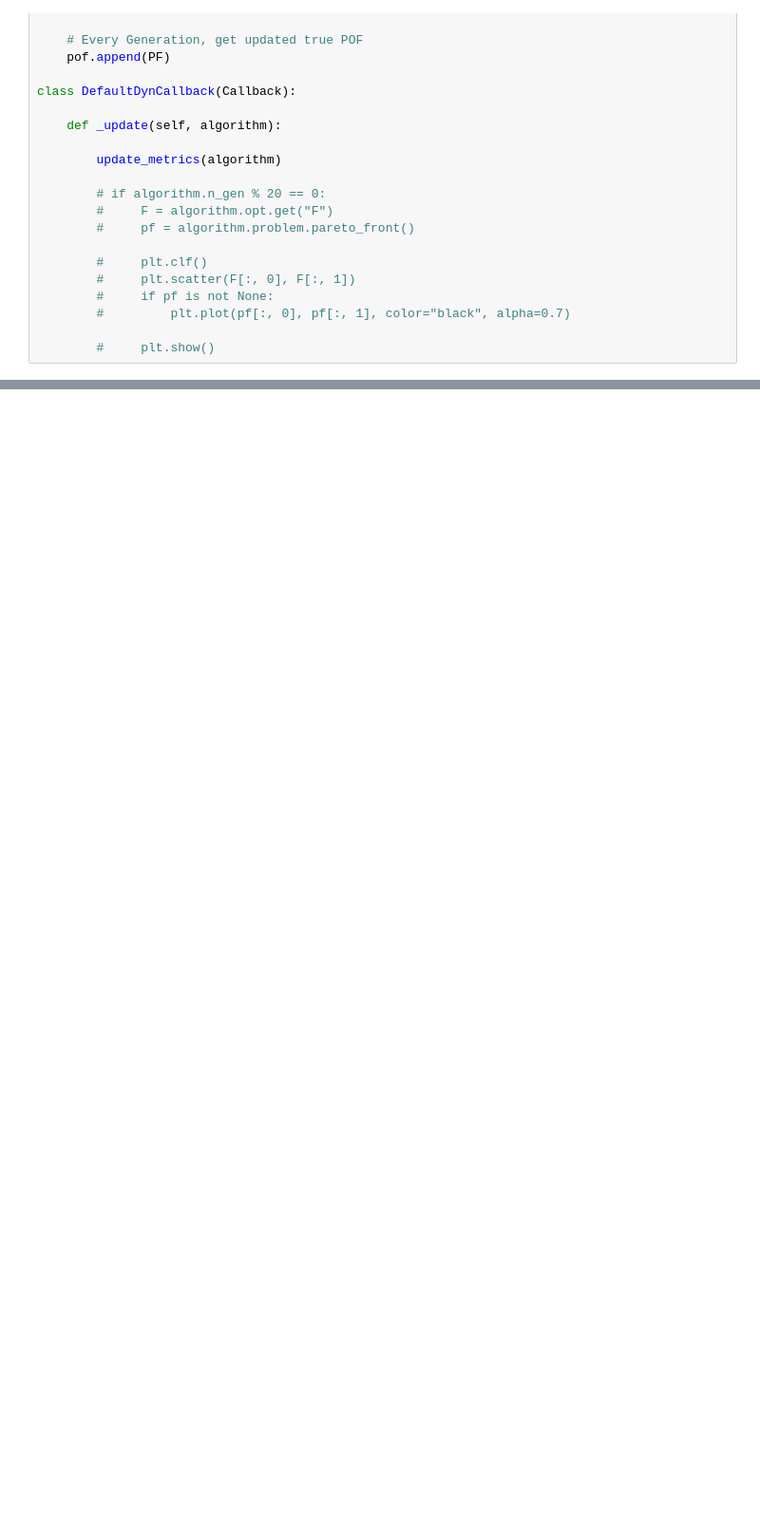
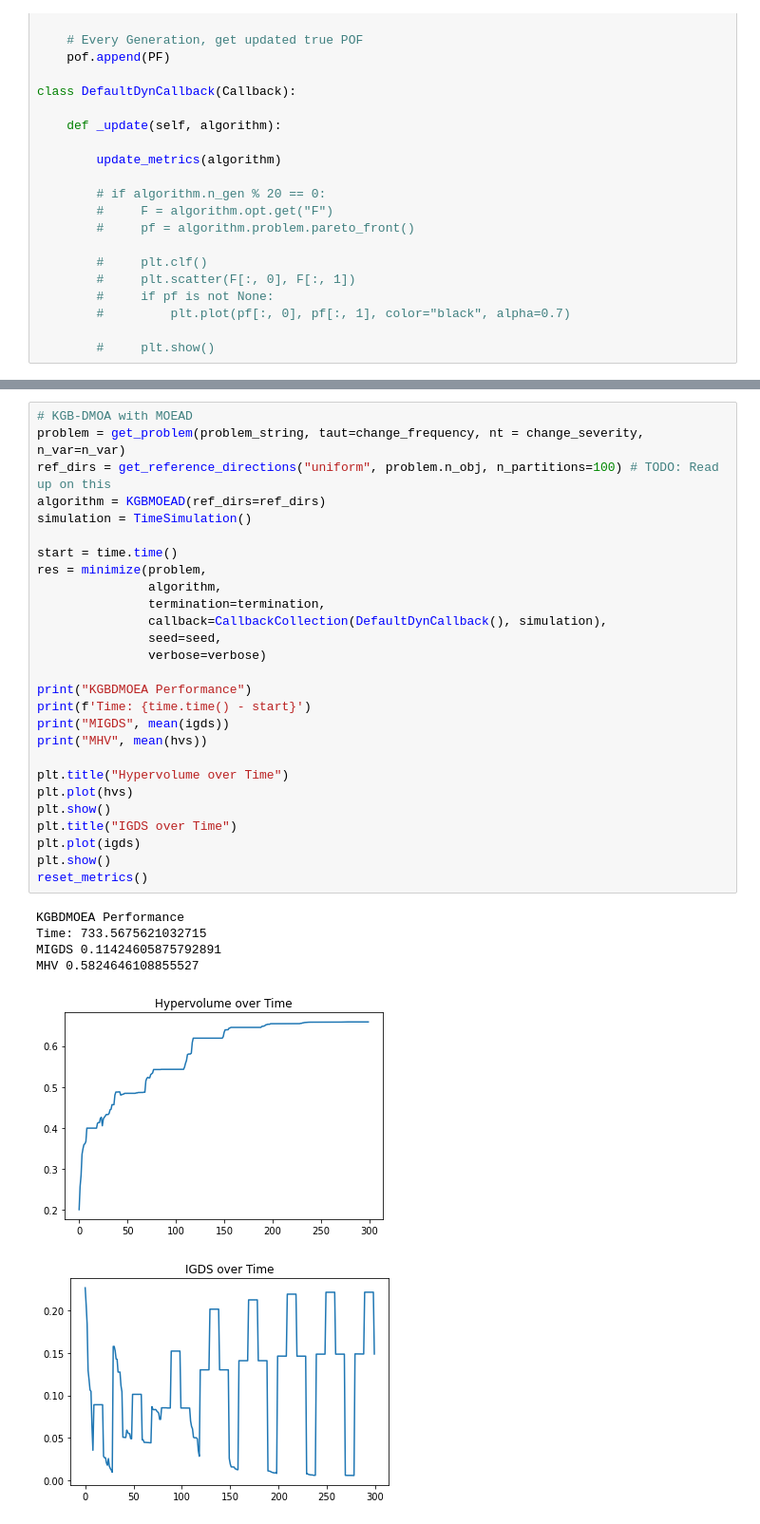
Before and after one commit to bandundu/kgb-dmoea, a Jupyter notebook: df-problems.ipynb, the cells around one changed output, grey strips where cells are left out. Shown at 95% size. Cells and saved outputs as stored; diff of their text form; blank space fills up the shorter version.

```diff
--- a/df-problems.ipynb
+++ b/df-problems.ipynb
@@ -183,3 +186,37 @@ MIGDS 0.019213922614551352
 MHV 0.4375509916184436
 [figure]
 [figure]
+# %%
+# KGB-DMOA with MOEAD
+problem = get_problem(problem_string, taut=change_frequency, nt = change_severity, n_var=n_var)
+ref_dirs = get_reference_directions("uniform", problem.n_obj, n_partitions=100) # TODO: Read up on this
+algorithm = KGBMOEAD(ref_dirs=ref_dirs)
+simulation = TimeSimulation()
+
+start = time.time()
+res = minimize(problem,
+               algorithm,
+               termination=termination,
+               callback=CallbackCollection(DefaultDynCallback(), simulation),
+               seed=seed,
+               verbose=verbose)
+
+print("KGBDMOEA Performance")
+print(f'Time: {time.time() - start}')
+print("MIGDS", mean(igds))
+print("MHV", mean(hvs))
+
+plt.title("Hypervolume over Time")
+plt.plot(hvs)
+plt.show()
+plt.title("IGDS over Time")
+plt.plot(igds)
+plt.show()
+reset_metrics()
+# %% [output]
+KGBDMOEA Performance
+Time: 733.5675621032715
+MIGDS 0.11424605875792891
+MHV 0.5824646108855527
+[figure, added]
+[figure, added]
```
Also changed, not shown: parts of 4 cells of this notebook, 1 other file.
